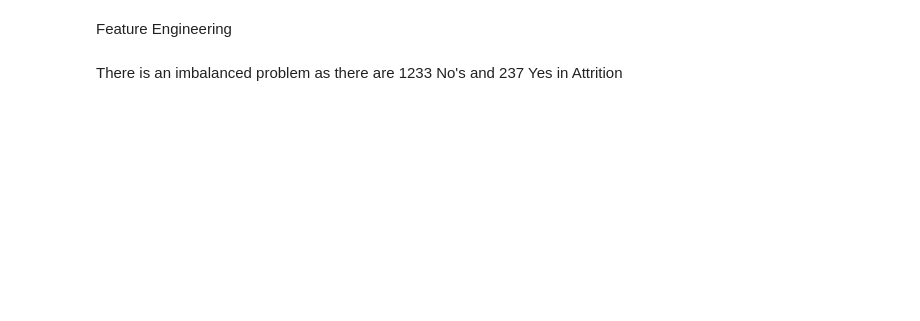
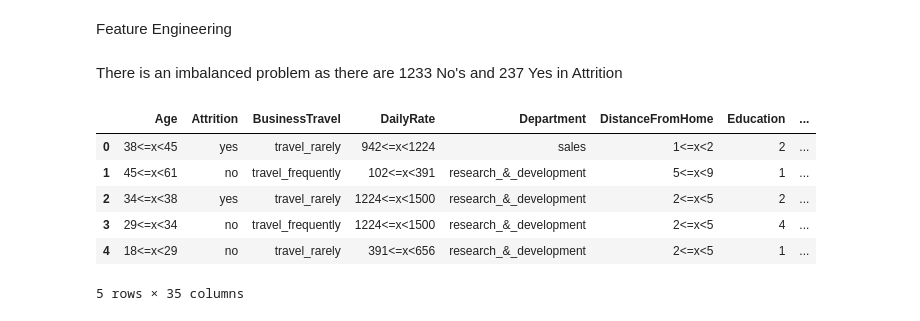
Before and after one commit to GCP-ML-specialisation/gcp-ml-specialisation-demo3, a Jupyter notebook: experiments/data_exploration.ipynb, the cells around one changed output. Saved outputs shown, nothing was run; the diff lists cells and outputs as text; code cells hidden in the pictures; blank space fills up the shorter version.

```diff
--- a/experiments/data_exploration.ipynb
+++ b/experiments/data_exploration.ipynb
@@ -45,3 +27,6 @@ TransportError: ('Connection aborted.', ConnectionResetError(54, 'Connection res
+# %%
+path = "/Users/kaitlin.brabec/OneDrive - PA Consulting Group/computer_recovery/downloads/HR_Analytics.csv.csv"
+df = pd.read_csv(path)
 # %%
 categorical_columns = df.select_dtypes(include=['object']).columns
 for column in categorical_columns:
@@ -116,3 +98,35 @@ df.isna().any().sum()
 Feature Engineering
 # %% [markdown]
 There is an imbalanced problem as there are 1233 No's and 237 Yes in Attrition
+# %%
+numerical_columns = df.select_dtypes(include=['int64'])
+# %%
+def create_and_replace_bins(df, columns, num_bins=5):
+    binned_df = df.copy()
+    for col in columns:
+        col_range = df[col].max() - df[col].min()
+        if col_range > 5:
+            # Calculate quantile-based bins
+            _, bins = pd.qcut(df[col], q=num_bins, duplicates='drop', retbins=True)
+            # Adjust bins to integer values
+            bins = np.floor(bins).astype(int)
+            bins[-1] = bins[-1] + 1  # Ensure the last bin is inclusive
+            # Create labels based on bin edges
+            labels = [f'{bins[i]}<=x<{bins[i+1]}' for i in range(len(bins)-1)]
+            # Apply binning and replace original column
+            binned_df[col] = pd.cut(df[col], bins=bins, labels=labels, right=False, include_lowest=True)
+    return binned_df
+
+# Apply dynamic binning and replace columns
+binned_df_dynamic = create_and_replace_bins(df, numerical_columns, num_bins=5)
+
+# Display the first few rows of the modified dataframe
+binned_df_dynamic.head()
+# %% [output]
+|  | Age | Attrition | BusinessTravel | DailyRate | Department | DistanceFromHome | Education | ... |
+| 0 | 38<=x<45 | yes | travel_rarely | 942<=x<1224 | sales | 1<=x<2 | 2 | ... |
+| 1 | 45<=x<61 | no | travel_frequently | 102<=x<391 | research_&_development | 5<=x<9 | 1 | ... |
+| 2 | 34<=x<38 | yes | travel_rarely | 1224<=x<1500 | research_&_development | 2<=x<5 | 2 | ... |
+| 3 | 29<=x<34 | no | travel_frequently | 1224<=x<1500 | research_&_development | 2<=x<5 | 4 | ... |
+| 4 | 18<=x<29 | no | travel_rarely | 391<=x<656 | research_&_development | 2<=x<5 | 1 | ... |
+5 rows × 35 columns
```
Also changed, not shown: parts of 25 cells of this notebook, 1 other file.
